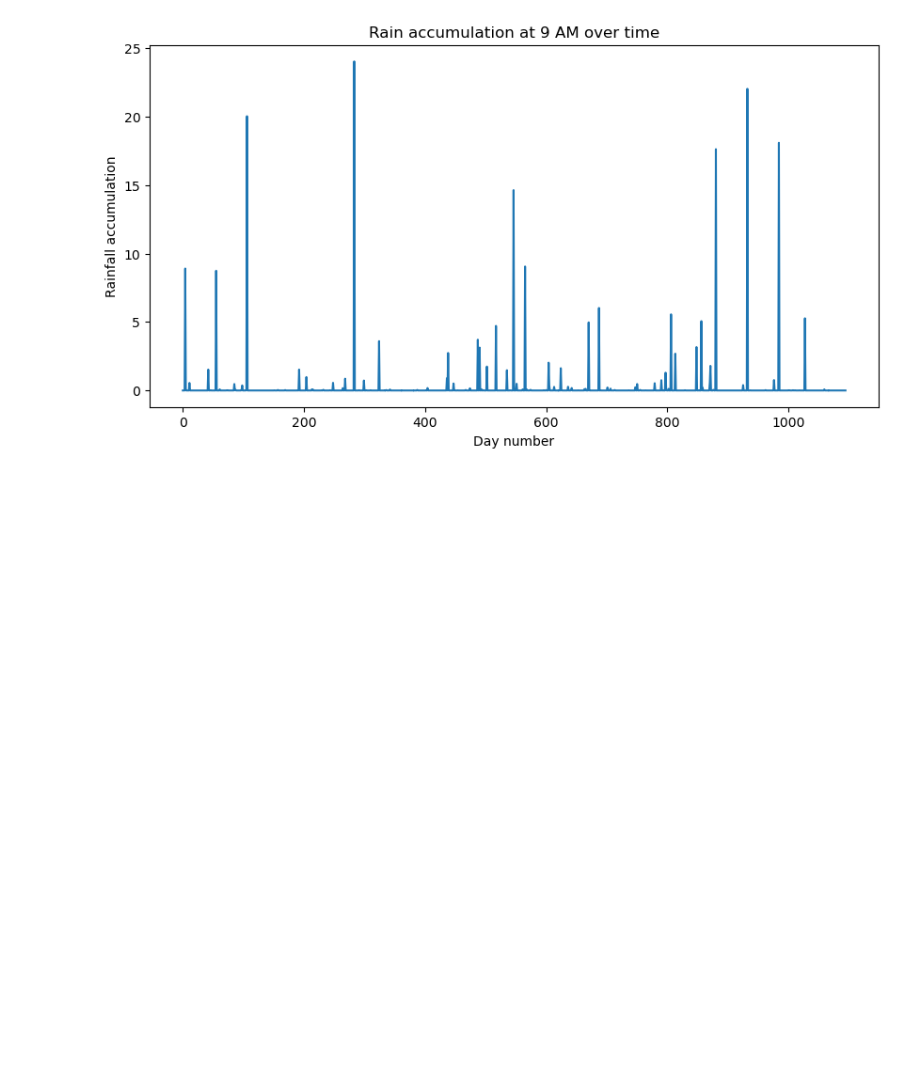
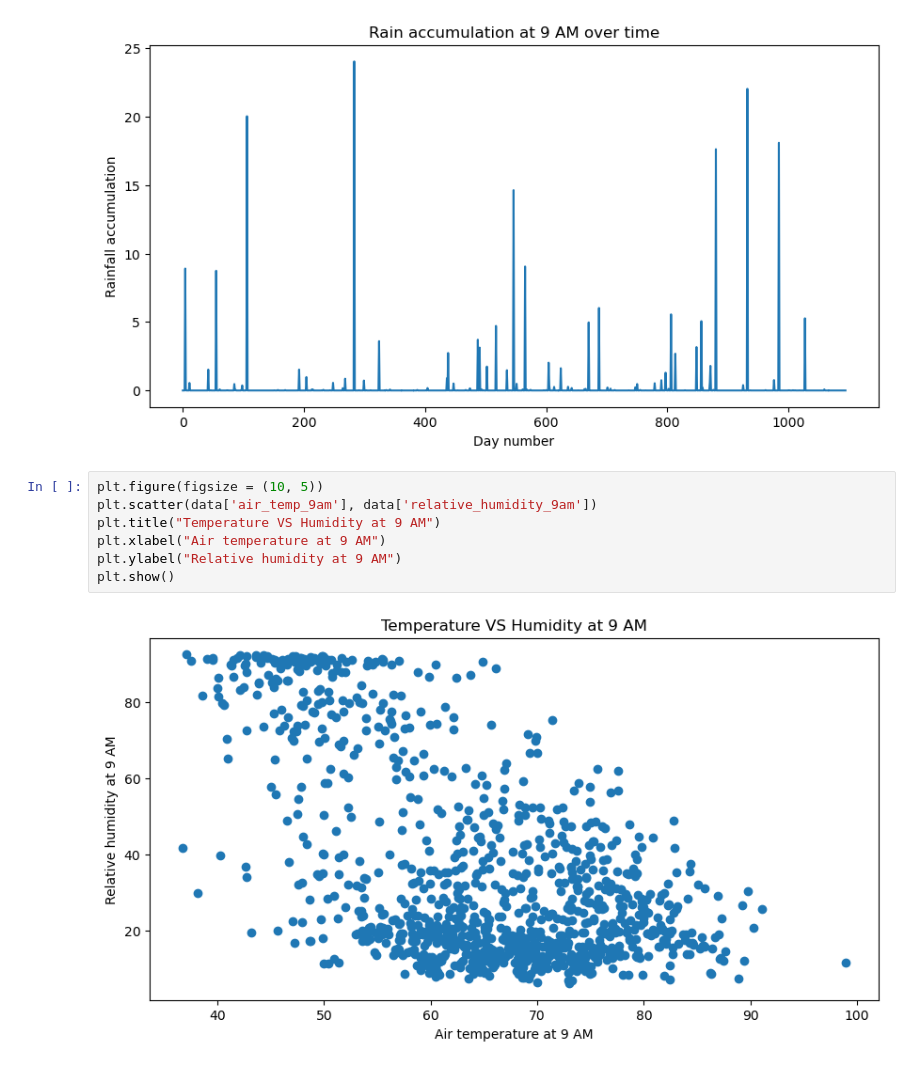
Before and after one commit to jhanavee18/weather-data-analysis, a Jupyter notebook: Weather_data_analysis.ipynb, the cells around one changed output. Cells and saved outputs as stored; diff of their text form; blank space fills up the shorter version.

Commit message:
step 6: scatter plotted temperature vs humidity

```diff
--- a/Weather_data_analysis.ipynb
+++ b/Weather_data_analysis.ipynb
@@ -29,3 +29,12 @@ plt.ylabel("Rainfall accumulation")
 plt.show()
 # %% [output]
 [figure]
+# %%
+plt.figure(figsize = (10, 5))
+plt.scatter(data['air_temp_9am'], data['relative_humidity_9am'])
+plt.title("Temperature VS Humidity at 9 AM")
+plt.xlabel("Air temperature at 9 AM")
+plt.ylabel("Relative humidity at 9 AM")
+plt.show()
+# %% [output]
+[figure, added]
```
